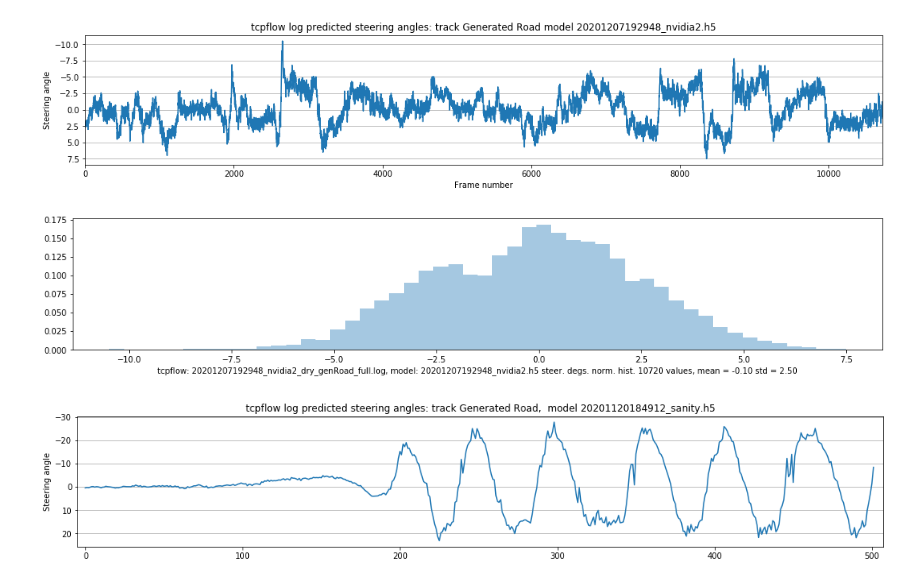
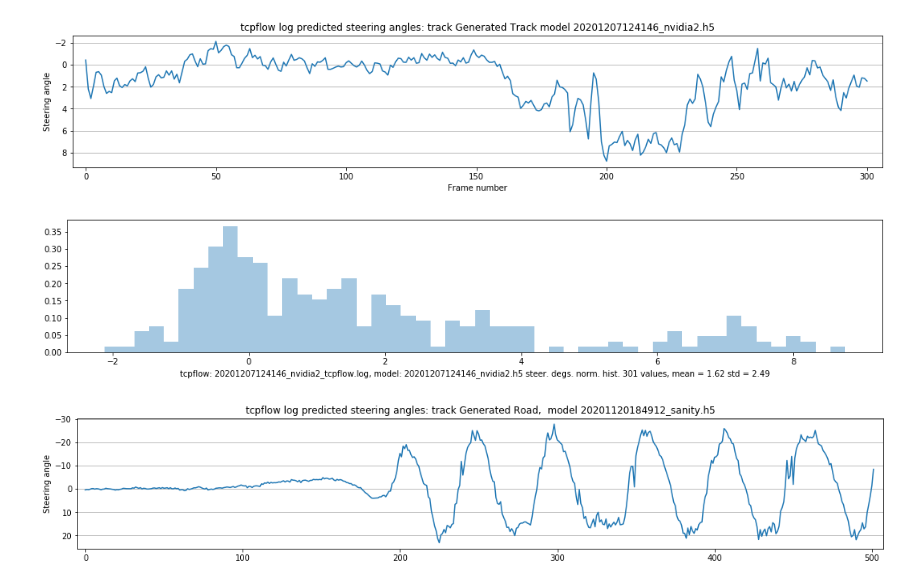
Before and after one commit to dsikar/sdsandbox, a Jupyter notebook: src/GetSteeringAnglesFromtcpflow.ipynb, the cells around one changed output. Drawn from its saved outputs; the diff is of its cells as text; code cells hidden in the pictures.

```diff
--- a/src/GetSteeringAnglesFromtcpflow.ipynb
+++ b/src/GetSteeringAnglesFromtcpflow.ipynb
@@ -129,15 +129,15 @@ def plotMultipleSteeringAngles(p, n, save=False, track= "Track Name", mname="mod
     plt.gca().invert_yaxis()
     plt.show()
 # %%
-sa = GetSteeringFromtcpflow('../trained_models/nvidia2/tcpflow/20201207192948_nvidia2_dry_genRoad_full.log')
+sa = GetSteeringFromtcpflow('../trained_models/nvidia2/tcpflow/20201207124146_nvidia2_tcpflow.log')
 sarr = np.asarray(sa)
 p = sarr[:,0]
 g = sarr[:,0]
-plotSteeringAngles(p, g, 25, False, "Generated Road", "20201207192948_nvidia2.h5")
-plotBinsFromArray(p, 25, "20201207192948_nvidia2.h5", "20201207192948_nvidia2_dry_genRoad_full.log")
+plotSteeringAngles(p, g, 25, False, "Generated Track", "20201207124146_nvidia2.h5")
+plotBinsFromArray(p, 25, "20201207124146_nvidia2.h5", "20201207124146_nvidia2_tcpflow.log")
 # %% [output]
-[figure, old version]
+[figure, new version]
-[figure, old version]
+[figure, new version]
 # %%
 # Steering angle predictions by model 20201107210627_nvidia1.h5
 def plotSteeringAngles(p, g, n, save=False, track= "Track Name", mname="model.h5"):
```
